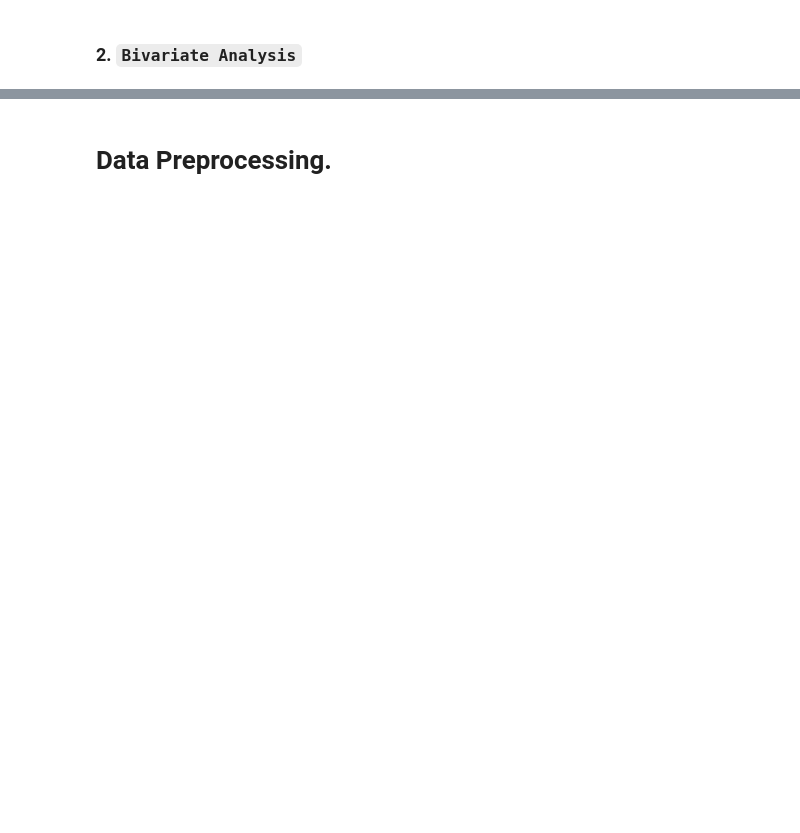
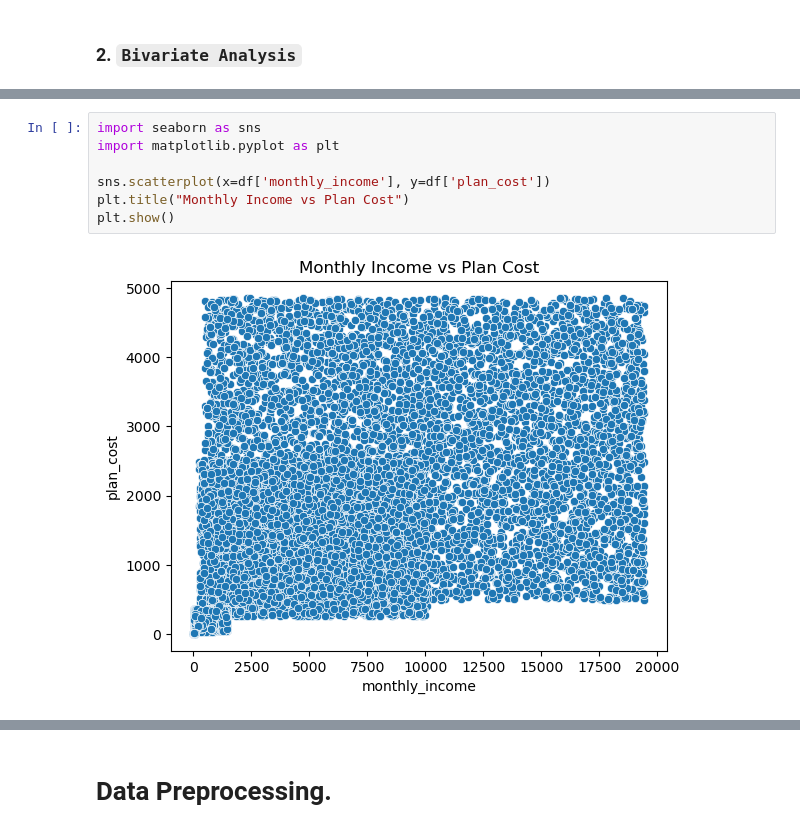
Before and after one commit to ruth-kitasi/Health-Insurance-Recommender-System, a Jupyter notebook: index.ipynb, the cells around one changed output, grey strips where cells are left out. Cells and saved outputs as stored; diff of their text form; blank space fills up the shorter version.

```diff
--- a/index.ipynb
+++ b/index.ipynb
@@ -432,0 +468,9 @@ Since the distribution of plan costs is similar across all plans, it suggests th
+# %%
+import seaborn as sns
+import matplotlib.pyplot as plt
+
+sns.scatterplot(x=df['monthly_income'], y=df['plan_cost'])
+plt.title("Monthly Income vs Plan Cost")
+plt.show()
+# %% [output]
+[figure, added]
```
Also changed, not shown: parts of 24 cells of this notebook, 1 other file.
